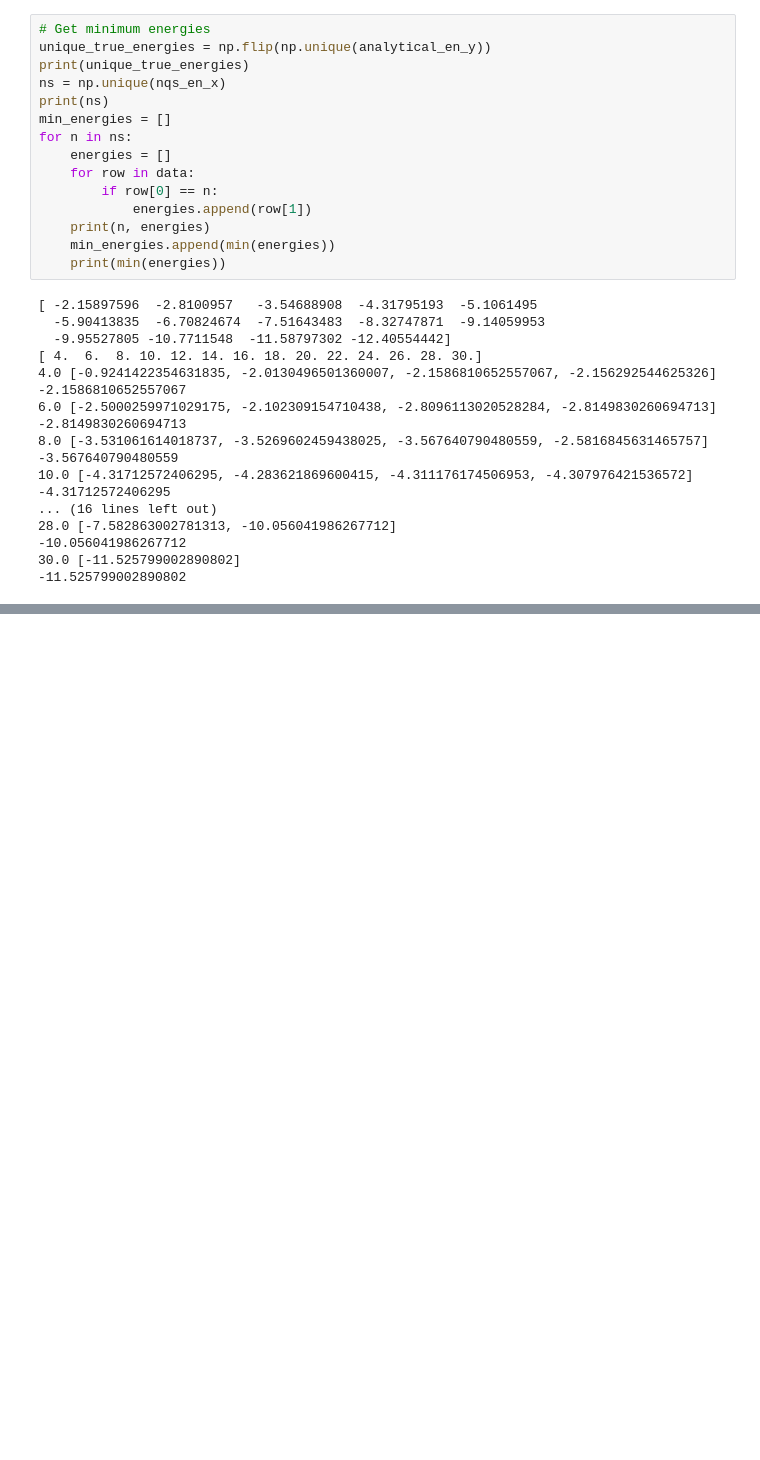
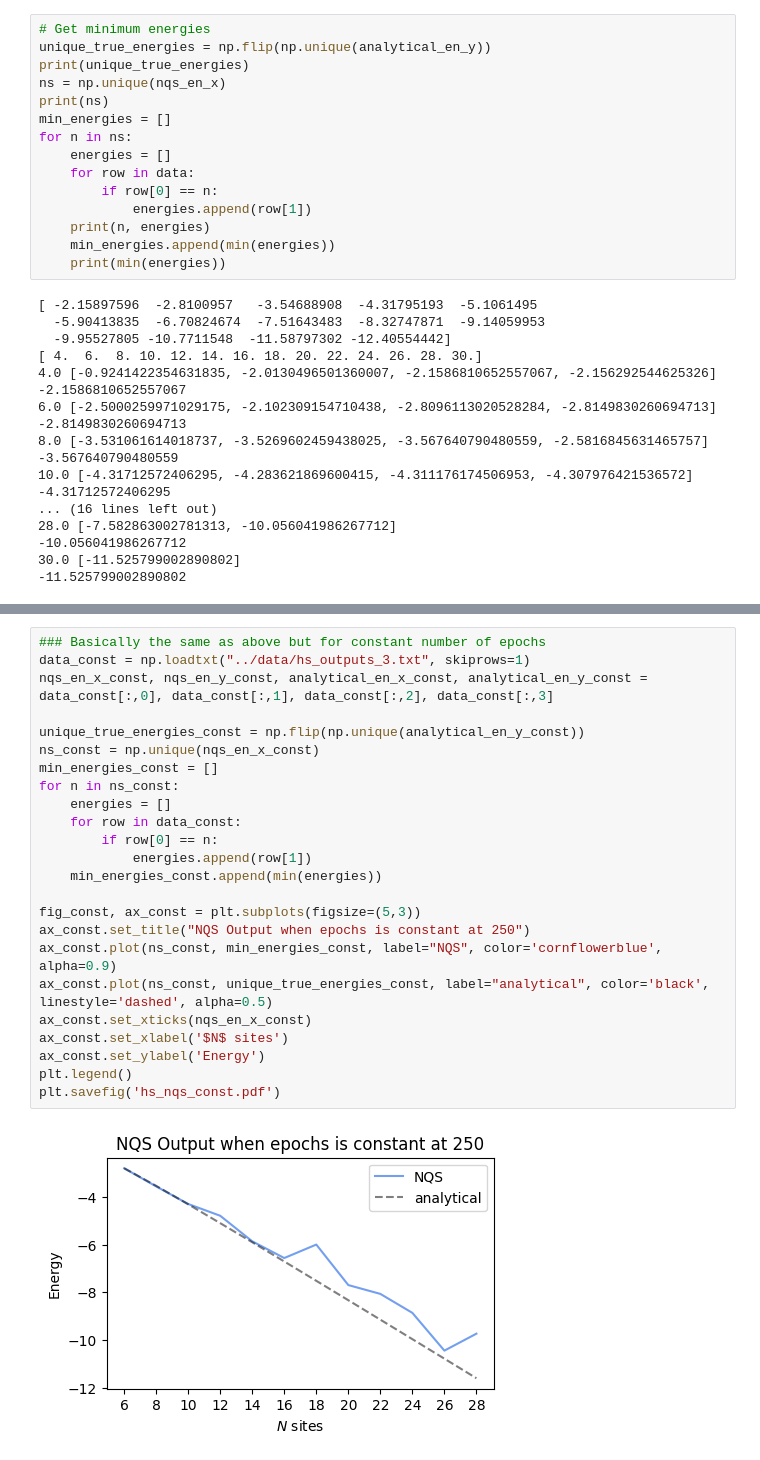
Before and after one commit to lzawbrito/nqs, a Jupyter notebook: plots/hs_plot.ipynb, the cells around one changed output, grey strips where cells are left out. Cells and saved outputs as stored; diff of their text form; blank space fills up the shorter version.

Commit message:
adding constant epochs graph for HS

```diff
--- a/plots/hs_plot.ipynb
+++ b/plots/hs_plot.ipynb
@@ -53,0 +54,26 @@ plt.savefig('hs_nqs.pdf')
+# %%
+### Basically the same as above but for constant number of epochs
+data_const = np.loadtxt("../data/hs_outputs_3.txt", skiprows=1)
+nqs_en_x_const, nqs_en_y_const, analytical_en_x_const, analytical_en_y_const = data_const[:,0], data_const[:,1], data_const[:,2], data_const[:,3]
+
+unique_true_energies_const = np.flip(np.unique(analytical_en_y_const))
+ns_const = np.unique(nqs_en_x_const)
+min_energies_const = []
+for n in ns_const:
+	energies = []
+	for row in data_const:
+		if row[0] == n:
+			energies.append(row[1])
+	min_energies_const.append(min(energies))
+
+fig_const, ax_const = plt.subplots(figsize=(5,3))
+ax_const.set_title("NQS Output when epochs is constant at 250")
+ax_const.plot(ns_const, min_energies_const, label="NQS", color='cornflowerblue', alpha=0.9)
+ax_const.plot(ns_const, unique_true_energies_const, label="analytical", color='black', linestyle='dashed', alpha=0.5)
+ax_const.set_xticks(nqs_en_x_const)
+ax_const.set_xlabel('$N$ sites')
+ax_const.set_ylabel('Energy')
+plt.legend()
+plt.savefig('hs_nqs_const.pdf')
+# %% [output]
+[figure, added]
```
Also changed, not shown: parts of 1 cell of this notebook, 3 other files.
